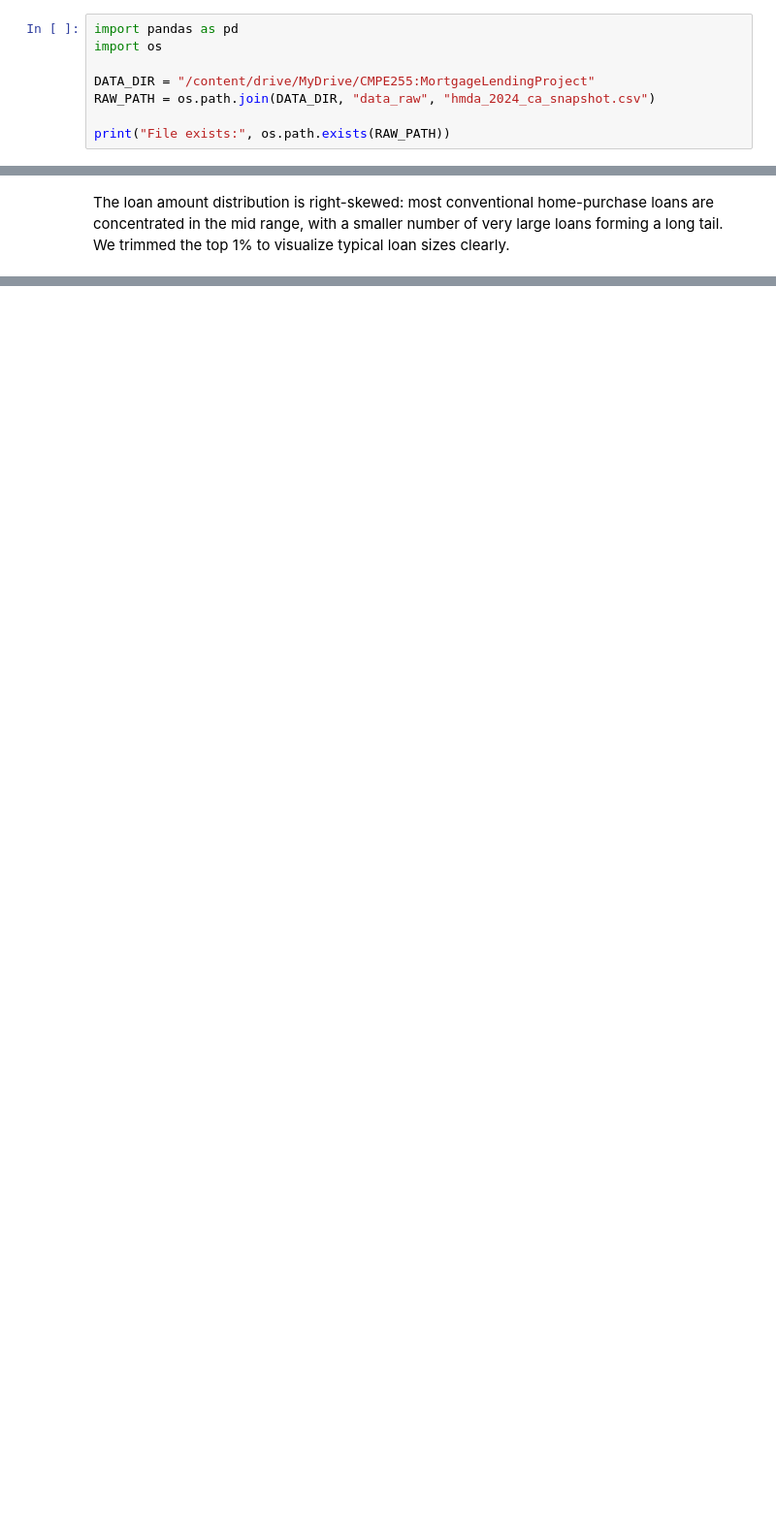
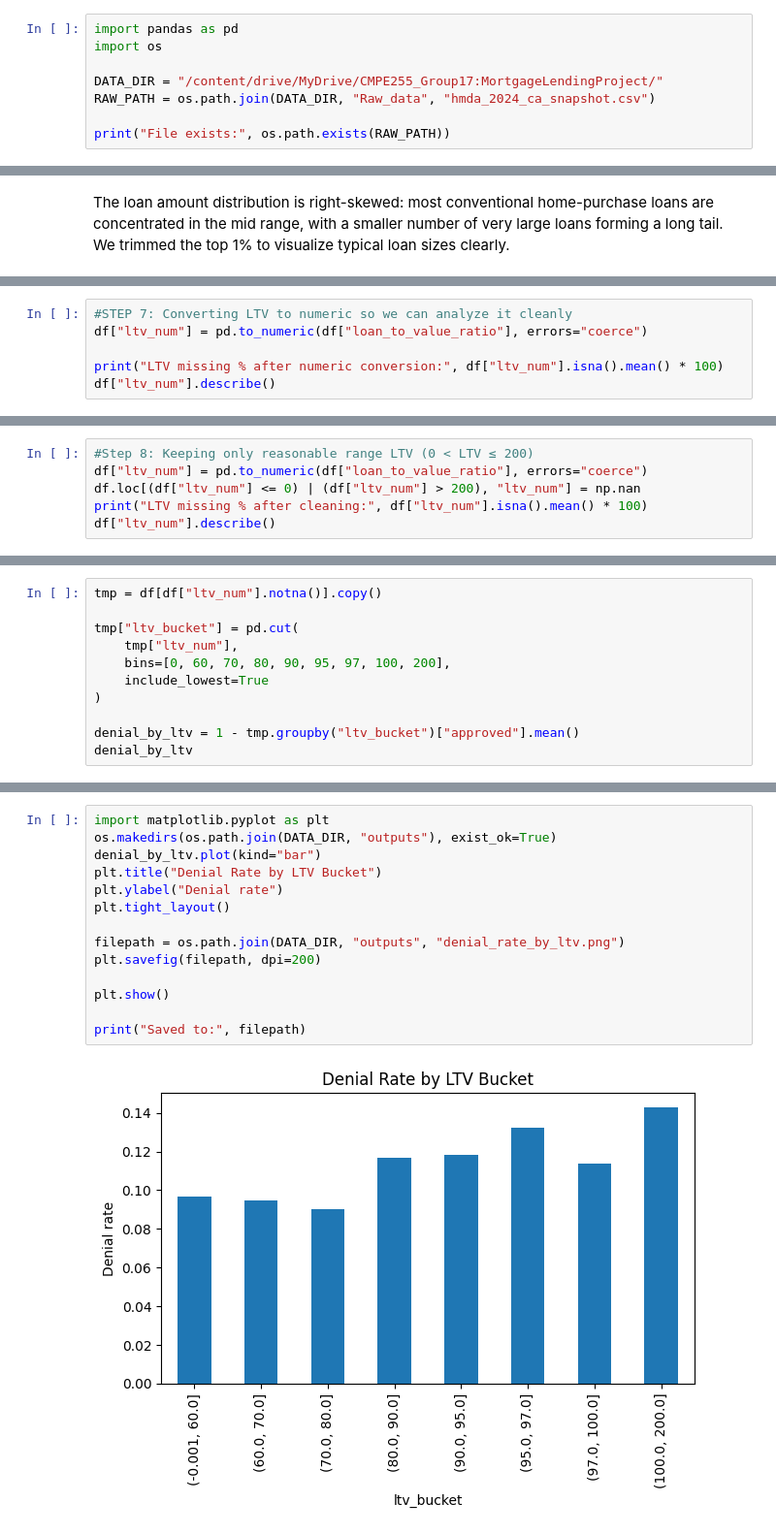
Before and after one commit to ragwort15/255_hmda-mortgage-risk-intelligence-, a Jupyter notebook: notebooks/01_HDMA_EDA.ipynb, the cells around one changed output, grey strips where cells are left out. Shown at 97% size. Cells and saved outputs as stored; diff of their text form; blank space fills up the shorter version.

```diff
--- a/notebooks/01_HDMA_EDA.ipynb
+++ b/notebooks/01_HDMA_EDA.ipynb
@@ -28,8 +11,8 @@ Mounted at /content/drive
 import pandas as pd
 import os
 
-DATA_DIR = "/content/drive/MyDrive/CMPE255:MortgageLendingProject"
-RAW_PATH = os.path.join(DATA_DIR, "data_raw", "hmda_2024_ca_snapshot.csv")
+DATA_DIR = "/content/drive/MyDrive/CMPE255_Group17:MortgageLendingProject/"
+RAW_PATH = os.path.join(DATA_DIR, "Raw_data", "hmda_2024_ca_snapshot.csv")
 
 print("File exists:", os.path.exists(RAW_PATH))
 # %% [output]
@@ -203,0 +215,6 @@ The loan amount distribution is right-skewed: most conventional home-purchase lo
+# %%
+#STEP 7: Converting LTV to numeric so we can analyze it cleanly
+df["ltv_num"] = pd.to_numeric(df["loan_to_value_ratio"], errors="coerce")
+
+print("LTV missing % after numeric conversion:", df["ltv_num"].isna().mean() * 100)
+df["ltv_num"].describe()
@@ -203,0 +237,6 @@ The loan amount distribution is right-skewed: most conventional home-purchase lo
+# %%
+#Step 8: Keeping only reasonable range LTV (0 < LTV ≤ 200)
+df["ltv_num"] = pd.to_numeric(df["loan_to_value_ratio"], errors="coerce")
+df.loc[(df["ltv_num"] <= 0) | (df["ltv_num"] > 200), "ltv_num"] = np.nan
+print("LTV missing % after cleaning:", df["ltv_num"].isna().mean() * 100)
+df["ltv_num"].describe()
@@ -203,0 +259,11 @@ The loan amount distribution is right-skewed: most conventional home-purchase lo
+# %%
+tmp = df[df["ltv_num"].notna()].copy()
+
+tmp["ltv_bucket"] = pd.cut(
+    tmp["ltv_num"],
+    bins=[0, 60, 70, 80, 90, 95, 97, 100, 200],
+    include_lowest=True
+)
+
+denial_by_ltv = 1 - tmp.groupby("ltv_bucket")["approved"].mean()
+denial_by_ltv
@@ -203,0 +282,16 @@ The loan amount distribution is right-skewed: most conventional home-purchase lo
+# %%
+import matplotlib.pyplot as plt
+os.makedirs(os.path.join(DATA_DIR, "outputs"), exist_ok=True)
+denial_by_ltv.plot(kind="bar")
+plt.title("Denial Rate by LTV Bucket")
+plt.ylabel("Denial rate")
+plt.tight_layout()
+
+filepath = os.path.join(DATA_DIR, "outputs", "denial_rate_by_ltv.png")
+plt.savefig(filepath, dpi=200)
+
+plt.show()
+
+print("Saved to:", filepath)
+# %% [output]
+[figure, added]
```
Also changed, not shown: parts of 33 cells of this notebook.
